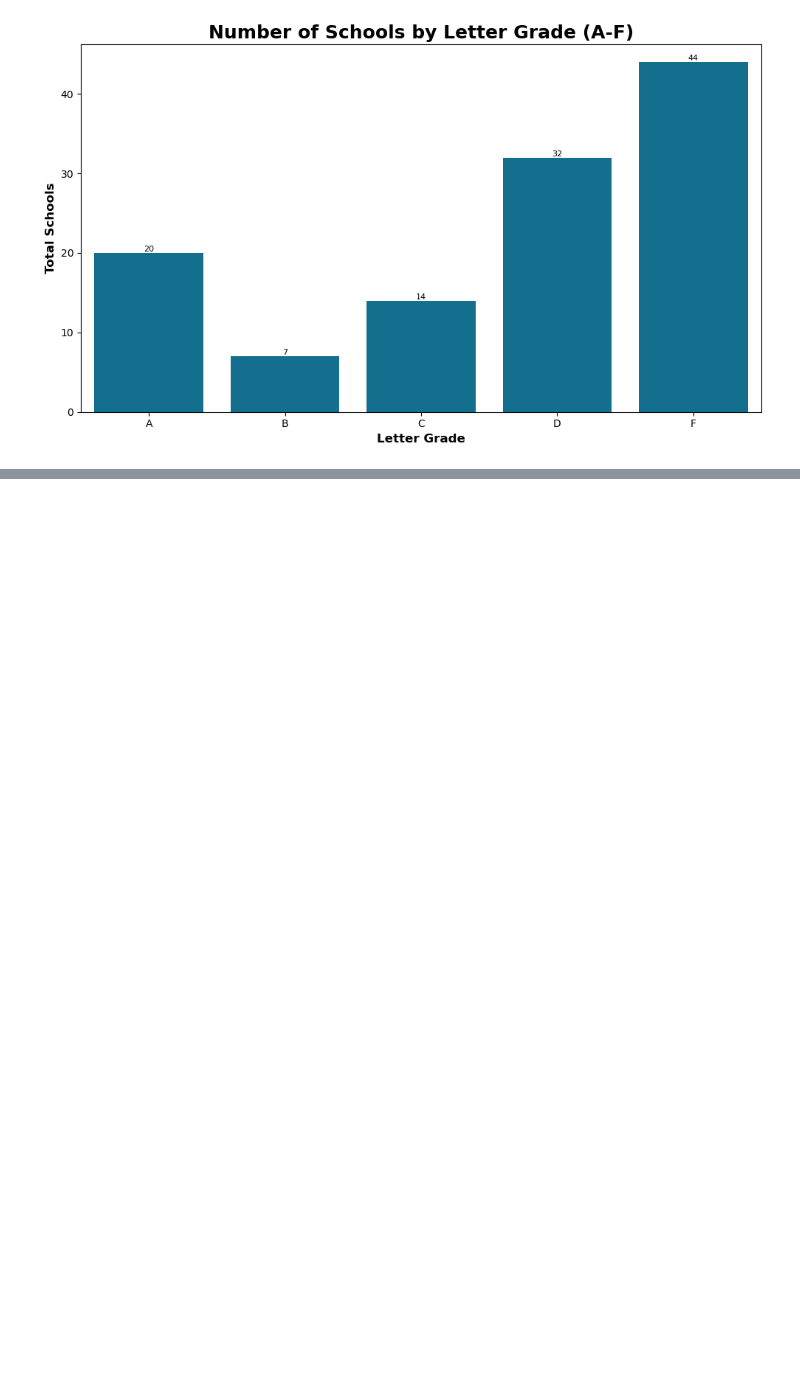
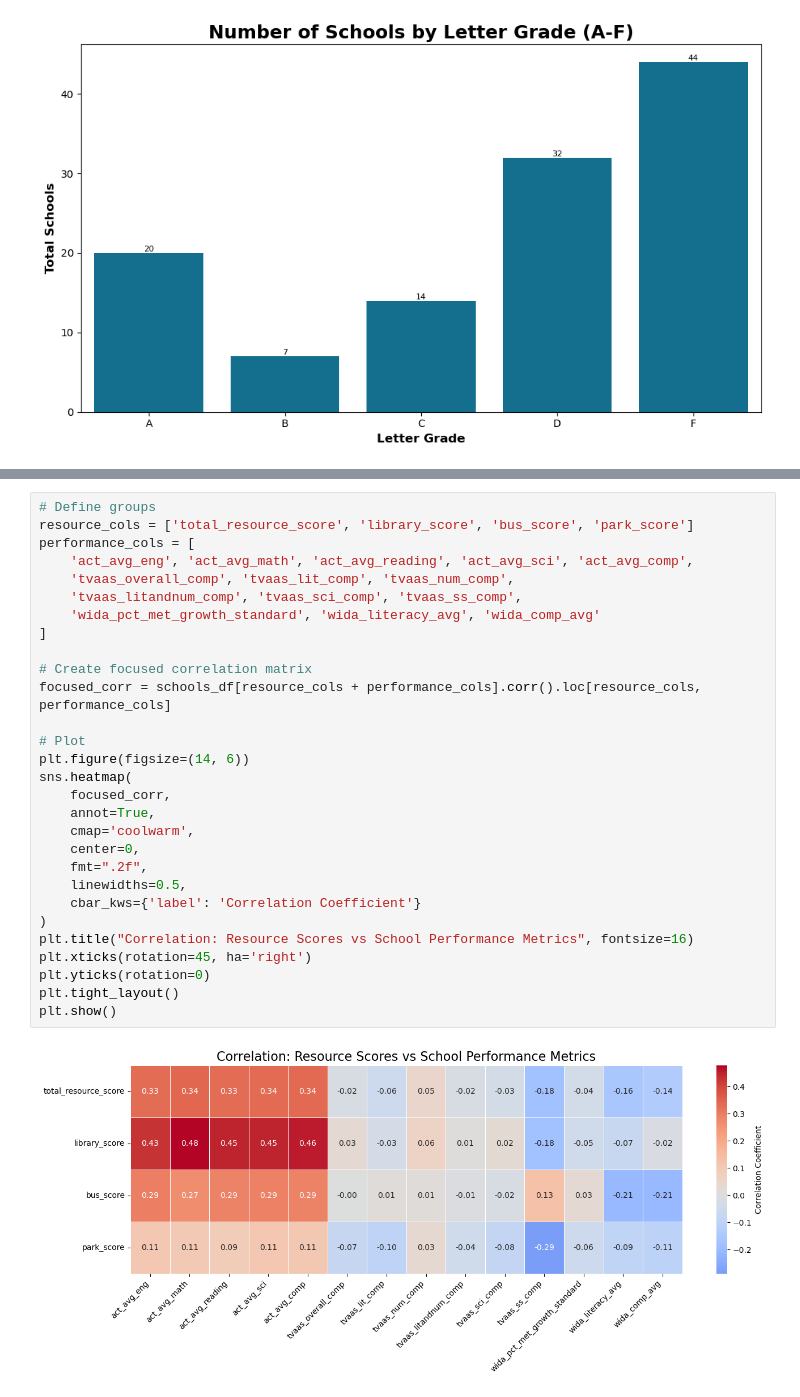
Before and after one commit to cfazio93/nashville_schools_vs_resources, a Jupyter notebook: notebooks/visuals_notebook.ipynb, the cells around one changed output, grey strips where cells are left out. Drawn from its saved outputs; the diff is of its cells as text; blank space fills up the shorter version.

```diff
--- a/notebooks/visuals_notebook.ipynb
+++ b/notebooks/visuals_notebook.ipynb
@@ -125,0 +169,31 @@ plt.show()
+# %%
+# Define groups
+resource_cols = ['total_resource_score', 'library_score', 'bus_score', 'park_score']
+performance_cols = [
+    'act_avg_eng', 'act_avg_math', 'act_avg_reading', 'act_avg_sci', 'act_avg_comp',
+    'tvaas_overall_comp', 'tvaas_lit_comp', 'tvaas_num_comp',
+    'tvaas_litandnum_comp', 'tvaas_sci_comp', 'tvaas_ss_comp',
+    'wida_pct_met_growth_standard', 'wida_literacy_avg', 'wida_comp_avg'
+]
+
+# Create focused correlation matrix
+focused_corr = schools_df[resource_cols + performance_cols].corr().loc[resource_cols, performance_cols]
+
+# Plot
+plt.figure(figsize=(14, 6))
+sns.heatmap(
+    focused_corr,
+    annot=True,
+    cmap='coolwarm',
+    center=0,
+    fmt=".2f",
+    linewidths=0.5,
+    cbar_kws={'label': 'Correlation Coefficient'}
+)
+plt.title("Correlation: Resource Scores vs School Performance Metrics", fontsize=16)
+plt.xticks(rotation=45, ha='right')
+plt.yticks(rotation=0)
+plt.tight_layout()
+plt.show()
+# %% [output]
+[figure, added]
```
Also changed, not shown: parts of 13 cells of this notebook, 14 other files.
